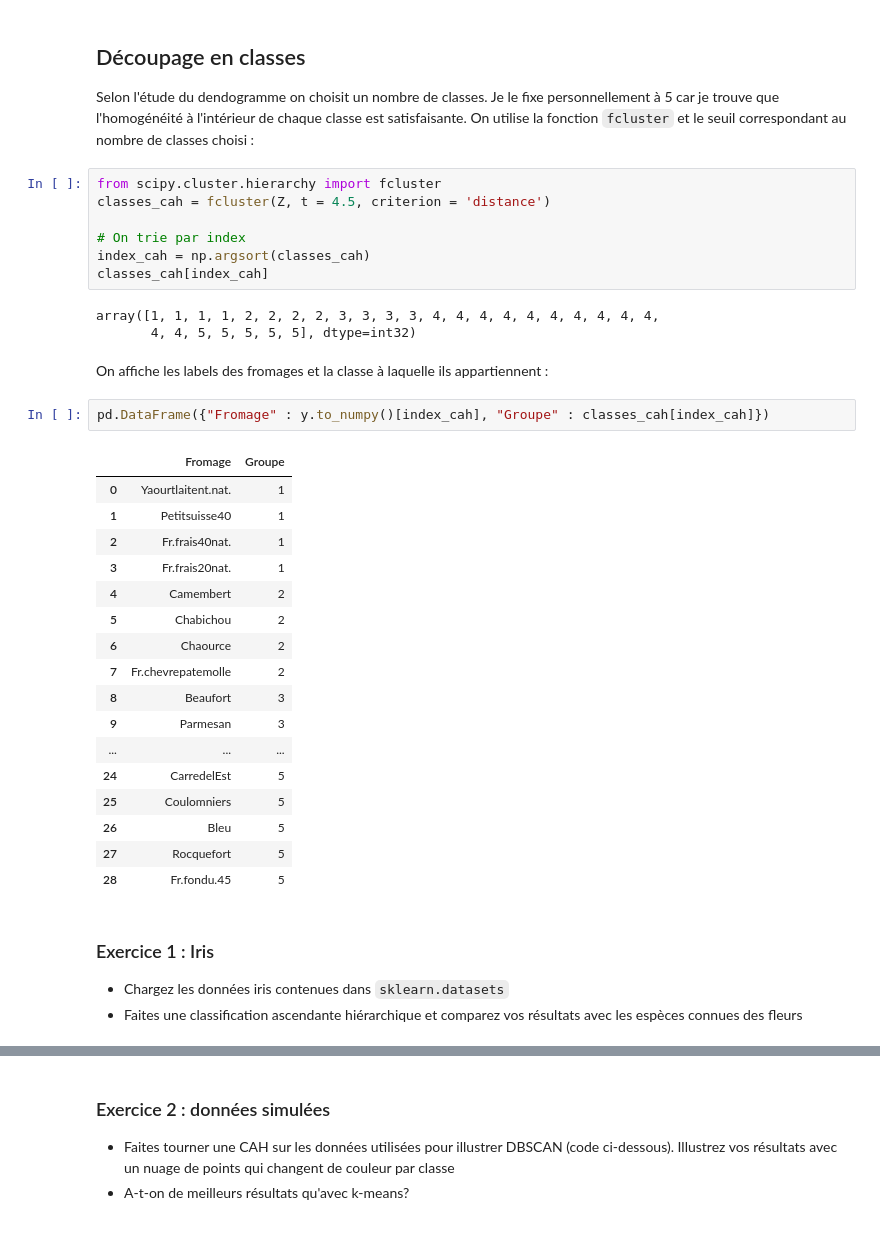
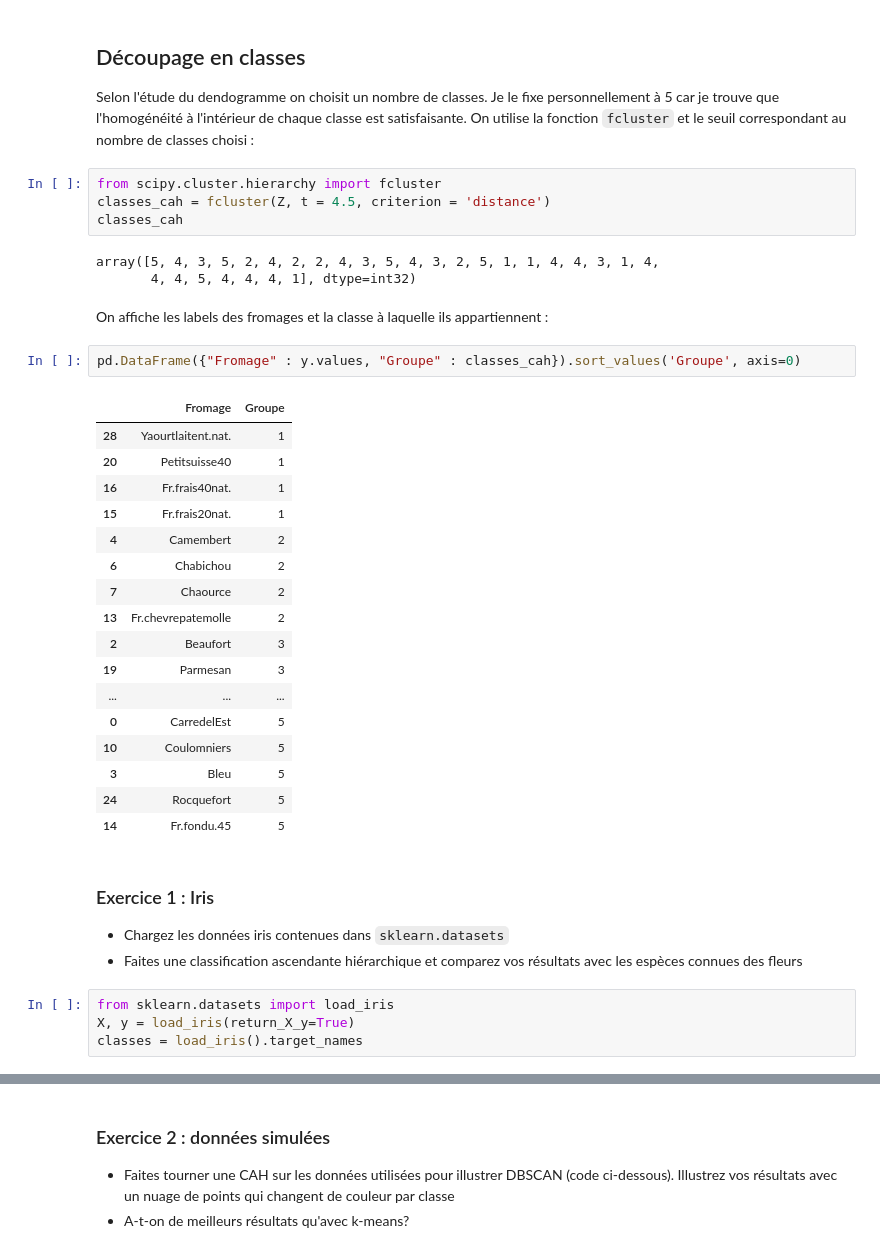
Before and after one commit to louiskuhn/IA-P2-Euskadi, a Jupyter notebook: Ressources/Machine Learning/Clustering/CAH/CAH.ipynb, the cells around one changed output, grey strips where cells are left out. Saved outputs shown, nothing was run; the diff lists cells and outputs as text.

```diff
--- a/Ressources/Machine Learning/Clustering/CAH/CAH.ipynb
+++ b/Ressources/Machine Learning/Clustering/CAH/CAH.ipynb
@@ -212,36 +218,37 @@ Selon l'étude du dendogramme on choisit un nombre de classes. Je le fixe person
 # %%
 from scipy.cluster.hierarchy import fcluster
 classes_cah = fcluster(Z, t = 4.5, criterion = 'distance')
-
-# On trie par index
-index_cah = np.argsort(classes_cah)
-classes_cah[index_cah]
+classes_cah
 # %% [output]
-array([1, 1, 1, 1, 2, 2, 2, 2, 3, 3, 3, 3, 4, 4, 4, 4, 4, 4, 4, 4, 4, 4,
-       4, 4, 5, 5, 5, 5, 5], dtype=int32)
+array([5, 4, 3, 5, 2, 4, 2, 2, 4, 3, 5, 4, 3, 2, 5, 1, 1, 4, 4, 3, 1, 4,
+       4, 4, 5, 4, 4, 4, 1], dtype=int32)
 # %% [markdown]
 On affiche les labels des fromages et la classe à laquelle ils appartiennent :
 # %%
-pd.DataFrame({"Fromage" : y.to_numpy()[index_cah], "Groupe" : classes_cah[index_cah]})
+pd.DataFrame({"Fromage" : y.values, "Groupe" : classes_cah}).sort_values('Groupe', axis=0)
 # %% [output]
 |  | Fromage | Groupe |
-| 0 | Yaourtlaitent.nat. | 1 |
-| 1 | Petitsuisse40 | 1 |
-| 2 | Fr.frais40nat. | 1 |
-| 3 | Fr.frais20nat. | 1 |
+| 28 | Yaourtlaitent.nat. | 1 |
+| 20 | Petitsuisse40 | 1 |
+| 16 | Fr.frais40nat. | 1 |
+| 15 | Fr.frais20nat. | 1 |
 | 4 | Camembert | 2 |
-| 5 | Chabichou | 2 |
-| 6 | Chaource | 2 |
-| 7 | Fr.chevrepatemolle | 2 |
-| 8 | Beaufort | 3 |
-| 9 | Parmesan | 3 |
+| 6 | Chabichou | 2 |
+| 7 | Chaource | 2 |
+| 13 | Fr.chevrepatemolle | 2 |
+| 2 | Beaufort | 3 |
+| 19 | Parmesan | 3 |
 | ... | ... | ... |
-| 24 | CarredelEst | 5 |
-| 25 | Coulomniers | 5 |
-| 26 | Bleu | 5 |
-| 27 | Rocquefort | 5 |
-| 28 | Fr.fondu.45 | 5 |
+| 0 | CarredelEst | 5 |
+| 10 | Coulomniers | 5 |
+| 3 | Bleu | 5 |
+| 24 | Rocquefort | 5 |
+| 14 | Fr.fondu.45 | 5 |
 # %% [markdown]
 ### Exercice 1 : Iris
 - Chargez les données iris contenues dans `sklearn.datasets`
 - Faites une classification ascendante hiérarchique et comparez vos résultats avec les espèces connues des fleurs
+# %%
+from sklearn.datasets import load_iris
+X, y = load_iris(return_X_y=True)
+classes = load_iris().target_names
```
Also changed, not shown: parts of 22 cells of this notebook, 2 other files.
